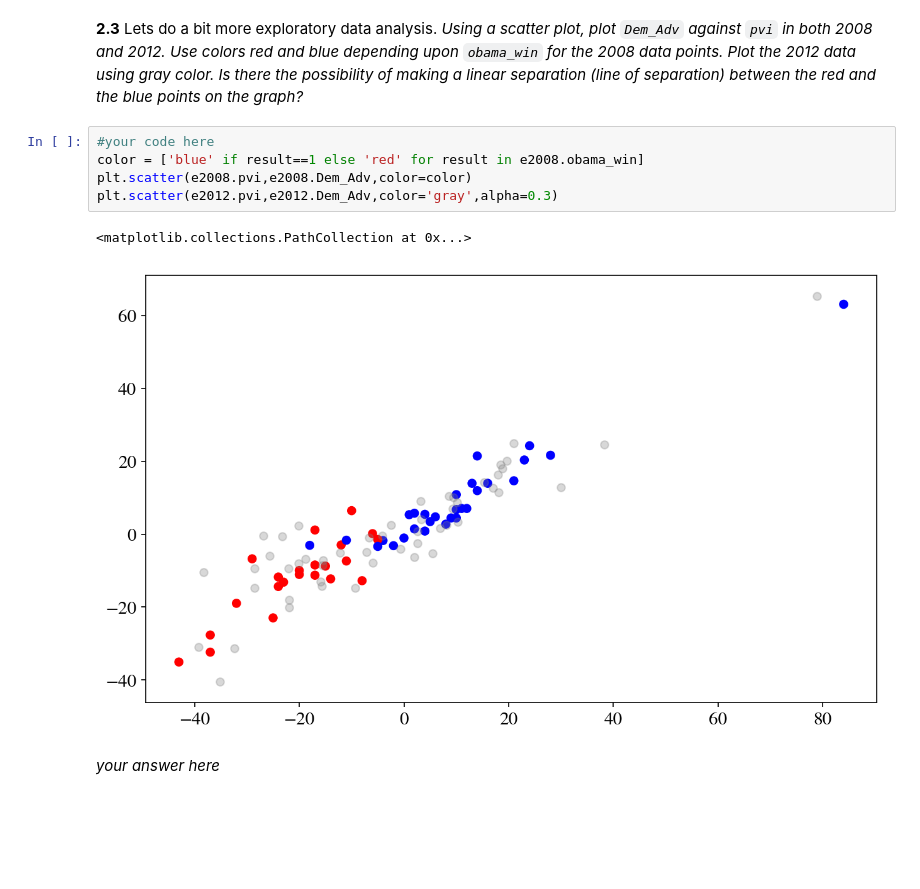
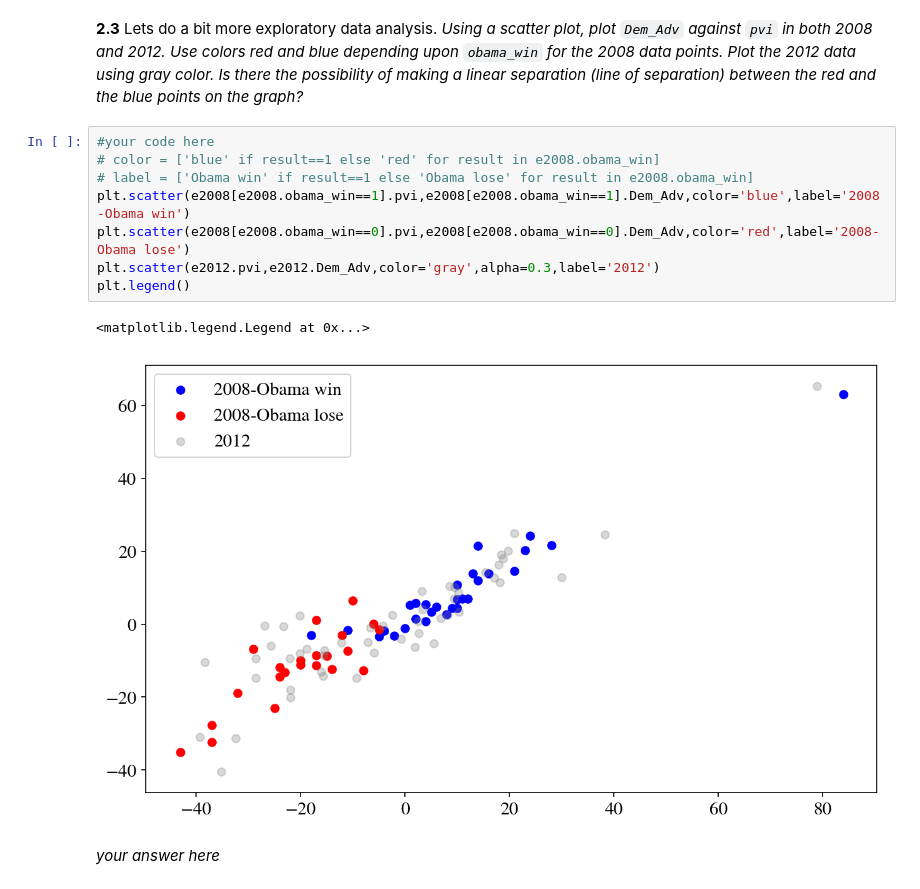
Before and after one commit to tlsky07/content, a Jupyter notebook: HW2.ipynb, the cells around one changed output. Drawn from its saved outputs; the diff is of its cells as text; blank space fills up the shorter version.

```diff
--- a/HW2.ipynb
+++ b/HW2.ipynb
@@ -966,12 +1002,15 @@ plt.scatter(e2008.pvi,e2012.pvi)
 **2.3** Lets do a bit more exploratory data analysis. *Using a scatter plot, plot `Dem_Adv` against `pvi` in both 2008 and 2012. Use colors red and blue depending upon `obama_win` for the 2008 data points.  Plot the 2012 data using gray color. Is there the possibility of making a linear separation (line of separation) between the red and the blue points on the graph?*
 # %%
 #your code here
-color = ['blue' if result==1 else 'red' for result in e2008.obama_win]
-plt.scatter(e2008.pvi,e2008.Dem_Adv,color=color)
-plt.scatter(e2012.pvi,e2012.Dem_Adv,color='gray',alpha=0.3)
+# color = ['blue' if result==1 else 'red' for result in e2008.obama_win]
+# label = ['Obama win' if result==1 else 'Obama lose' for result in e2008.obama_win]
+plt.scatter(e2008[e2008.obama_win==1].pvi,e2008[e2008.obama_win==1].Dem_Adv,color='blue',label='2008-Obama win')
+plt.scatter(e2008[e2008.obama_win==0].pvi,e2008[e2008.obama_win==0].Dem_Adv,color='red',label='2008-Obama lose')
+plt.scatter(e2012.pvi,e2012.Dem_Adv,color='gray',alpha=0.3,label='2012')
+plt.legend()
 # %% [output]
-<matplotlib.collections.PathCollection at 0x...>
+<matplotlib.legend.Legend at 0x...>
-[figure, old version]
+[figure, new version]
 # %% [markdown]
 *your answer here*
 # %% [markdown]
```
Also changed, not shown: parts of 36 cells of this notebook, 1 other file.
